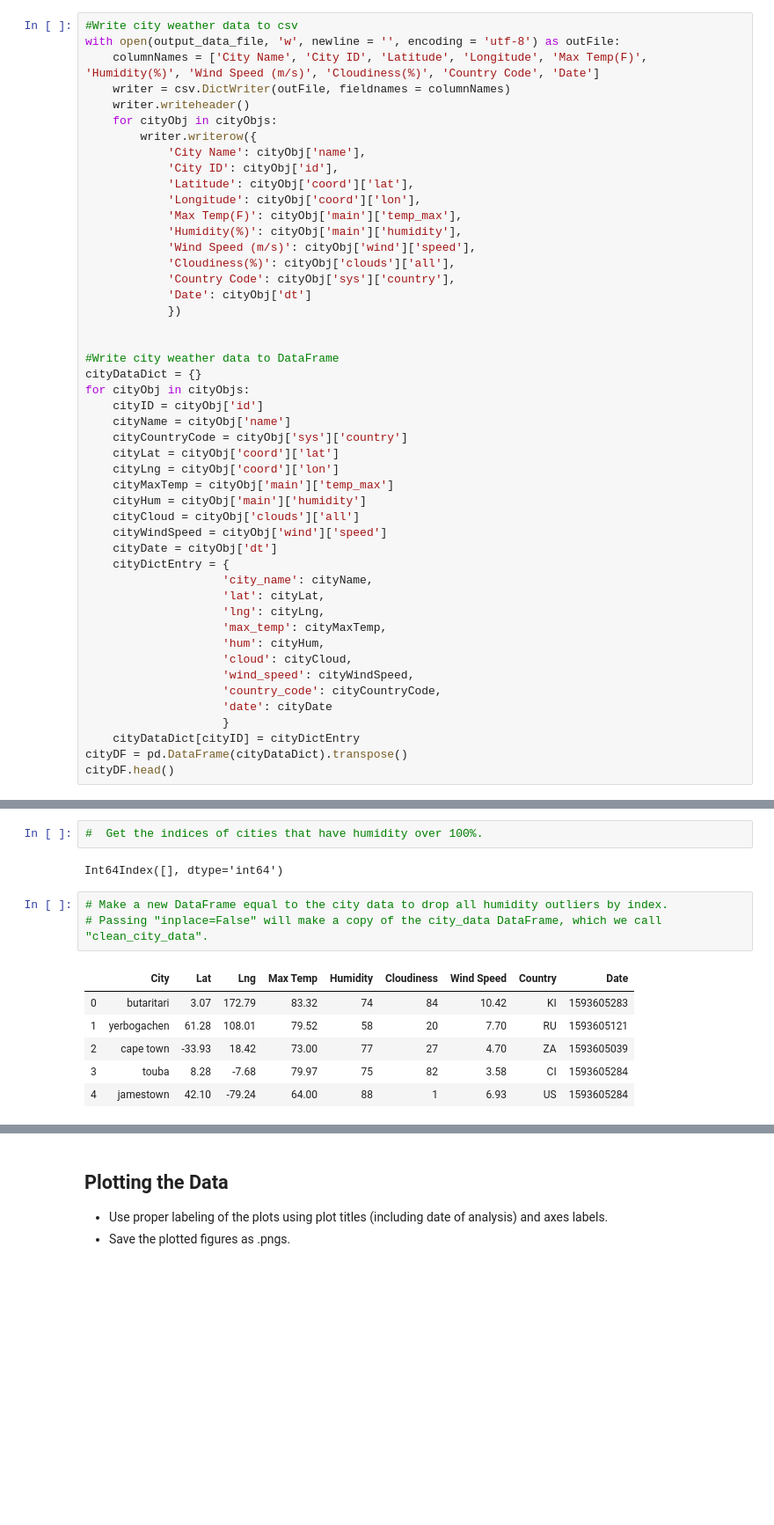
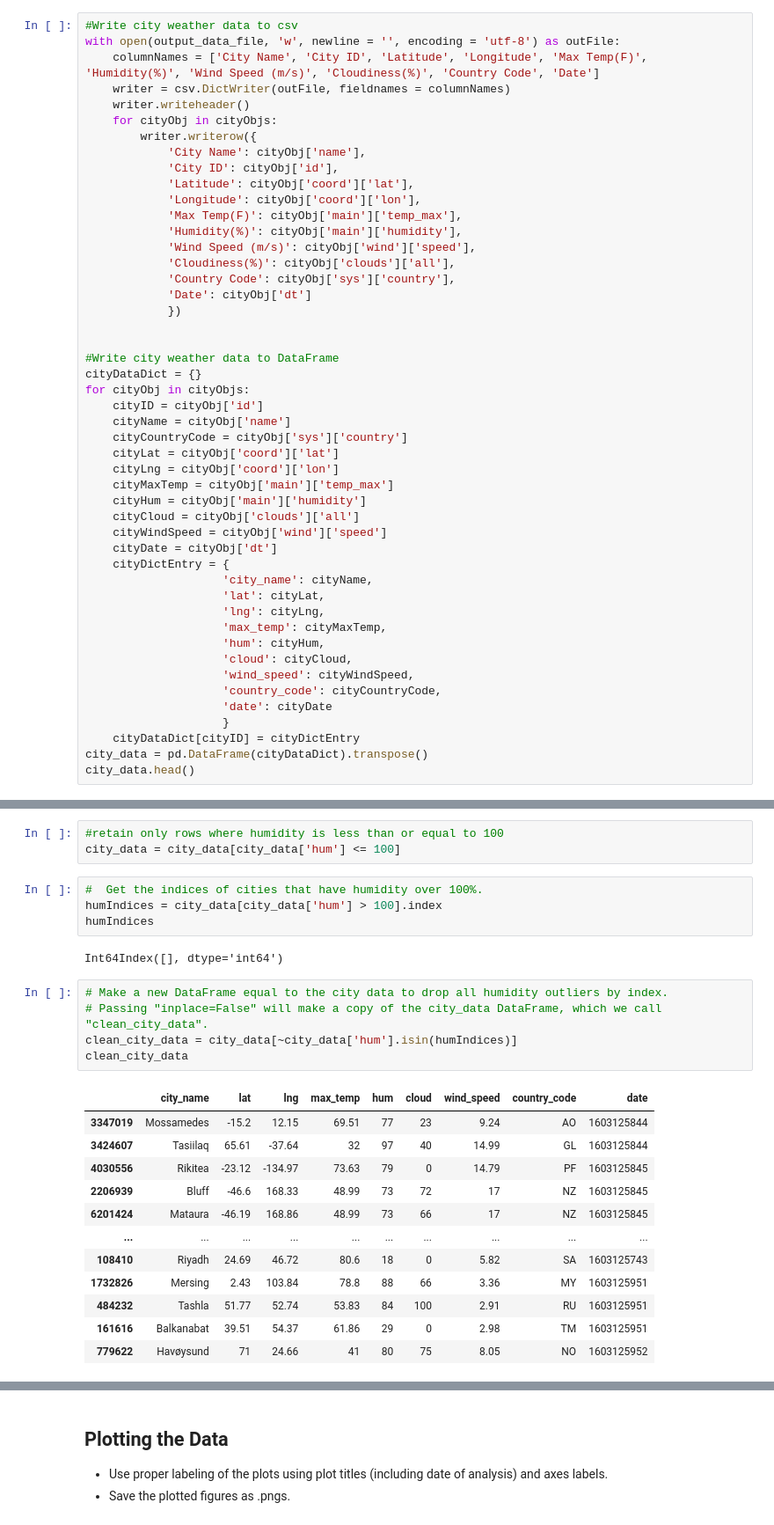
Before and after one commit to owenmeyer3/python-api-challenge, a Jupyter notebook: WeatherPy/WeatherPy.ipynb, the cells around one changed output, grey strips where cells are left out. Shown at 88% size. Drawn from its saved outputs; the diff is of its cells as text; blank space fills up the shorter version.

```diff
--- a/WeatherPy/WeatherPy.ipynb
+++ b/WeatherPy/WeatherPy.ipynb
@@ -141,8 +141,8 @@ for cityObj in cityObjs:
                     'date': cityDate
                     }
     cityDataDict[cityID] = cityDictEntry
-cityDF = pd.DataFrame(cityDataDict).transpose()
-cityDF.head()
+city_data = pd.DataFrame(cityDataDict).transpose()
+city_data.head()
 # %% [output]
 |  | city_name | lat | lng | max_temp | hum | cloud | wind_speed | country_code | date |
 | 3347019 | Mossamedes | -15.2 | 12.15 | 69.51 | 77 | 23 | 9.24 | AO | 1603125844 |
@@ -179,14 +157,27 @@ Skip this step if there are no cities that have humidity > 100%.
+# %%
+#retain only rows where humidity is less than or equal to 100
+city_data = city_data[city_data['hum'] <= 100]
 # %%
 #  Get the indices of cities that have humidity over 100%.
+humIndices = city_data[city_data['hum'] > 100].index
+humIndices
 # %% [output]
 Int64Index([], dtype='int64')
 # %%
 # Make a new DataFrame equal to the city data to drop all humidity outliers by index.
 # Passing "inplace=False" will make a copy of the city_data DataFrame, which we call "clean_city_data".
+clean_city_data = city_data[~city_data['hum'].isin(humIndices)]
+clean_city_data
 # %% [output]
-|  | City | Lat | Lng | Max Temp | Humidity | Cloudiness | Wind Speed | Country | Date |
-| 0 | butaritari | 3.07 | 172.79 | 83.32 | 74 | 84 | 10.42 | KI | 1593605283 |
-| 1 | yerbogachen | 61.28 | 108.01 | 79.52 | 58 | 20 | 7.70 | RU | 1593605121 |
-| 2 | cape town | -33.93 | 18.42 | 73.00 | 77 | 27 | 4.70 | ZA | 1593605039 |
-| 3 | touba | 8.28 | -7.68 | 79.97 | 75 | 82 | 3.58 | CI | 1593605284 |
-| 4 | jamestown | 42.10 | -79.24 | 64.00 | 88 | 1 | 6.93 | US | 1593605284 |
+|  | city_name | lat | lng | max_temp | hum | cloud | wind_speed | country_code | date |
+| 3347019 | Mossamedes | -15.2 | 12.15 | 69.51 | 77 | 23 | 9.24 | AO | 1603125844 |
+| 3424607 | Tasiilaq | 65.61 | -37.64 | 32 | 97 | 40 | 14.99 | GL | 1603125844 |
+| 4030556 | Rikitea | -23.12 | -134.97 | 73.63 | 79 | 0 | 14.79 | PF | 1603125845 |
+| 2206939 | Bluff | -46.6 | 168.33 | 48.99 | 73 | 72 | 17 | NZ | 1603125845 |
+| 6201424 | Mataura | -46.19 | 168.86 | 48.99 | 73 | 66 | 17 | NZ | 1603125845 |
+| ... | ... | ... | ... | ... | ... | ... | ... | ... | ... |
+| 108410 | Riyadh | 24.69 | 46.72 | 80.6 | 18 | 0 | 5.82 | SA | 1603125743 |
+| 1732826 | Mersing | 2.43 | 103.84 | 78.8 | 88 | 66 | 3.36 | MY | 1603125951 |
+| 484232 | Tashla | 51.77 | 52.74 | 53.83 | 84 | 100 | 2.91 | RU | 1603125951 |
+| 161616 | Balkanabat | 39.51 | 54.37 | 61.86 | 29 | 0 | 2.98 | TM | 1603125951 |
+| 779622 | Havøysund | 71 | 24.66 | 41 | 80 | 75 | 8.05 | NO | 1603125952 |
```
Also changed, not shown: parts of 10 cells of this notebook.
